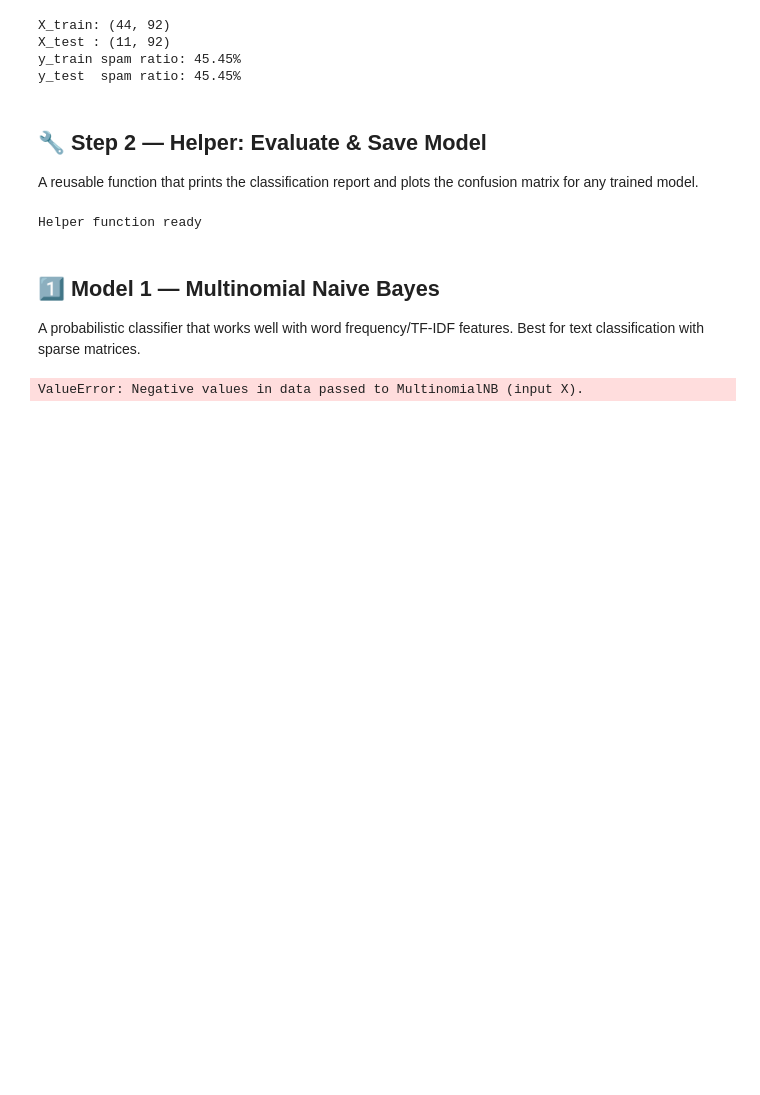
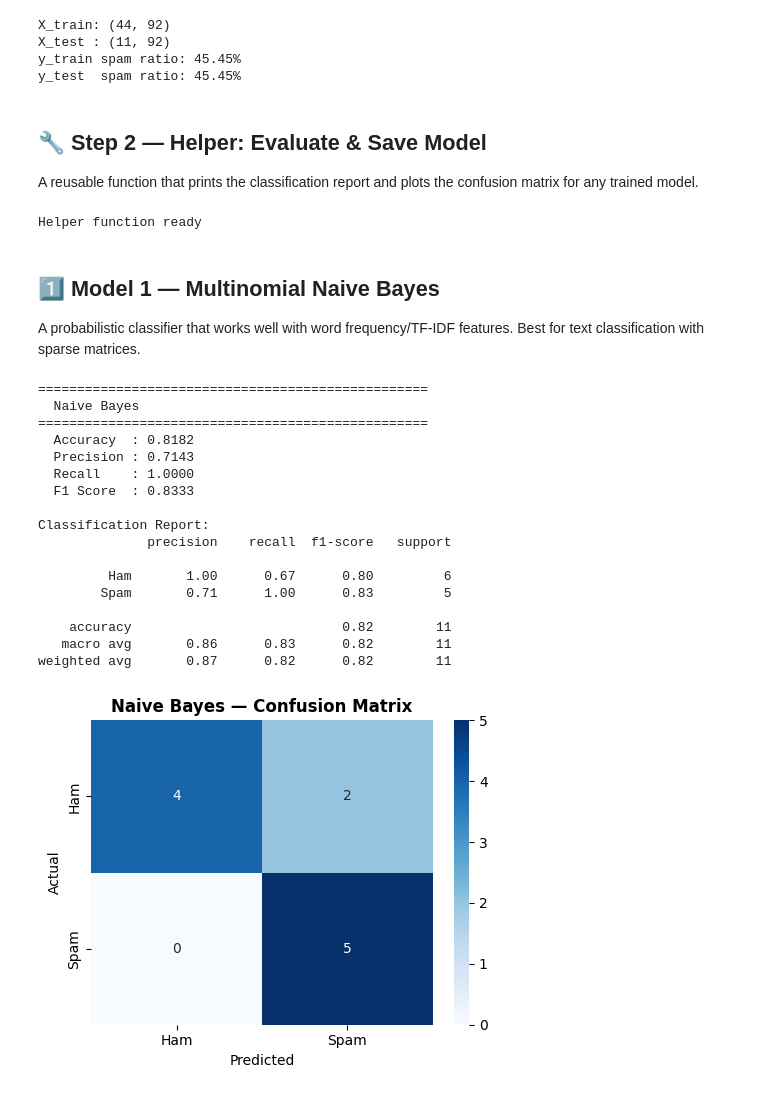
Before and after one commit to Kidrah-kun/spam-detector, a Jupyter notebook: notebooks/Phase3_Model_Training.ipynb, the cells around one changed output. Cells and saved outputs as stored; diff of their text form; code cells hidden in the pictures; blank space fills up the shorter version.

```diff
--- a/notebooks/Phase3_Model_Training.ipynb
+++ b/notebooks/Phase3_Model_Training.ipynb
@@ -97,18 +97,38 @@ Helper function ready
 
 A probabilistic classifier that works well with word frequency/TF-IDF features. Best for text classification with sparse matrices.
 # %%
-from sklearn.preprocessing import MaxAbsScaler
-from scipy.sparse import csr_matrix
+from sklearn.preprocessing import MinMaxScaler
+from scipy.sparse import csr_matrix, hstack
 
-# Naive Bayes needs non-negative values — scale to [0,1]
-mas = MaxAbsScaler()
-X_train_nb = mas.fit_transform(X_train)
-X_test_nb  = mas.transform(X_test)
+# Scale to [0,1] to remove negatives for Naive Bayes
+mms = MinMaxScaler()
+X_train_dense = X_train.toarray()
+X_test_dense  = X_test.toarray()
+
+X_train_nb = csr_matrix(mms.fit_transform(X_train_dense))
+X_test_nb  = csr_matrix(mms.transform(X_test_dense))
 
 nb_model = MultinomialNB(alpha=0.1)
 nb_model.fit(X_train_nb, y_train)
 
 joblib.dump(nb_model, '../models/naive_bayes.pkl')
 evaluate_model('Naive Bayes', nb_model, X_test_nb, y_test)
 # %% [output]
-ValueError: Negative values in data passed to MultinomialNB (input X).
+==================================================
+  Naive Bayes
+==================================================
+  Accuracy  : 0.8182
+  Precision : 0.7143
+  Recall    : 1.0000
+  F1 Score  : 0.8333
+
+Classification Report:
+              precision    recall  f1-score   support
+
+         Ham       1.00      0.67      0.80         6
+        Spam       0.71      1.00      0.83         5
+
+    accuracy                           0.82        11
+   macro avg       0.86      0.83      0.82        11
+weighted avg       0.87      0.82      0.82        11
+[figure, added]
```
Also changed, not shown: parts of 8 cells of this notebook, 8 other files.
